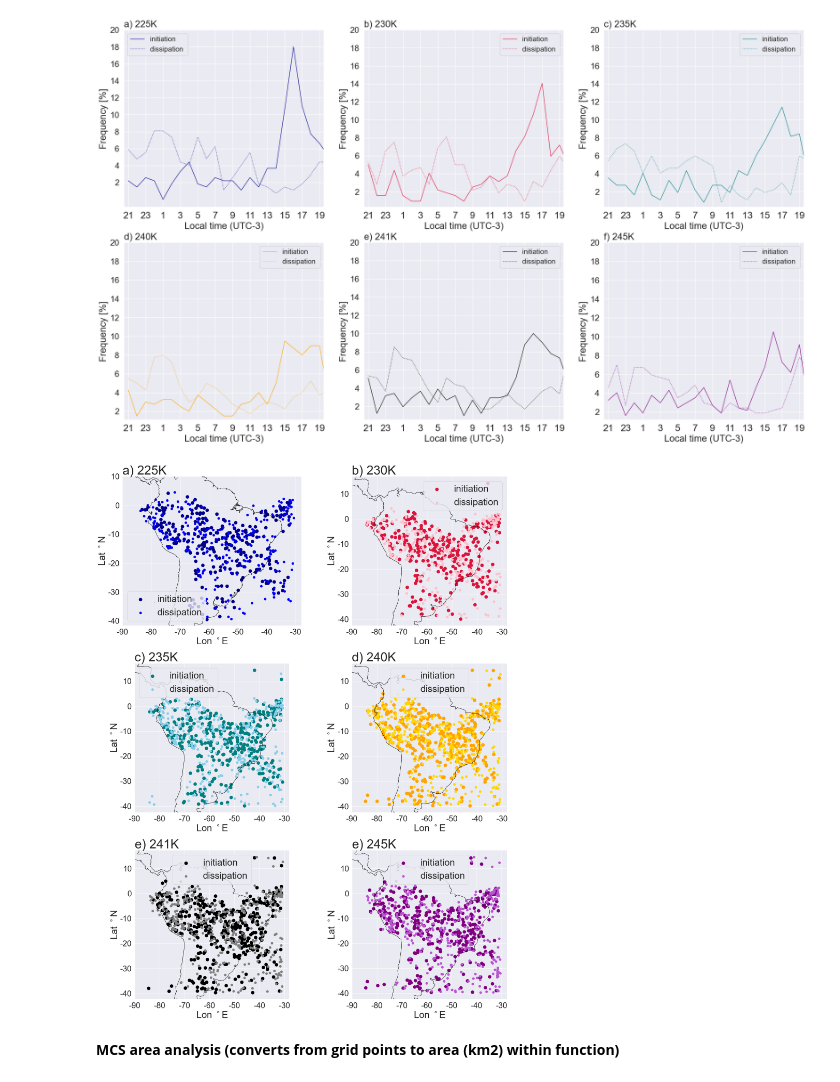
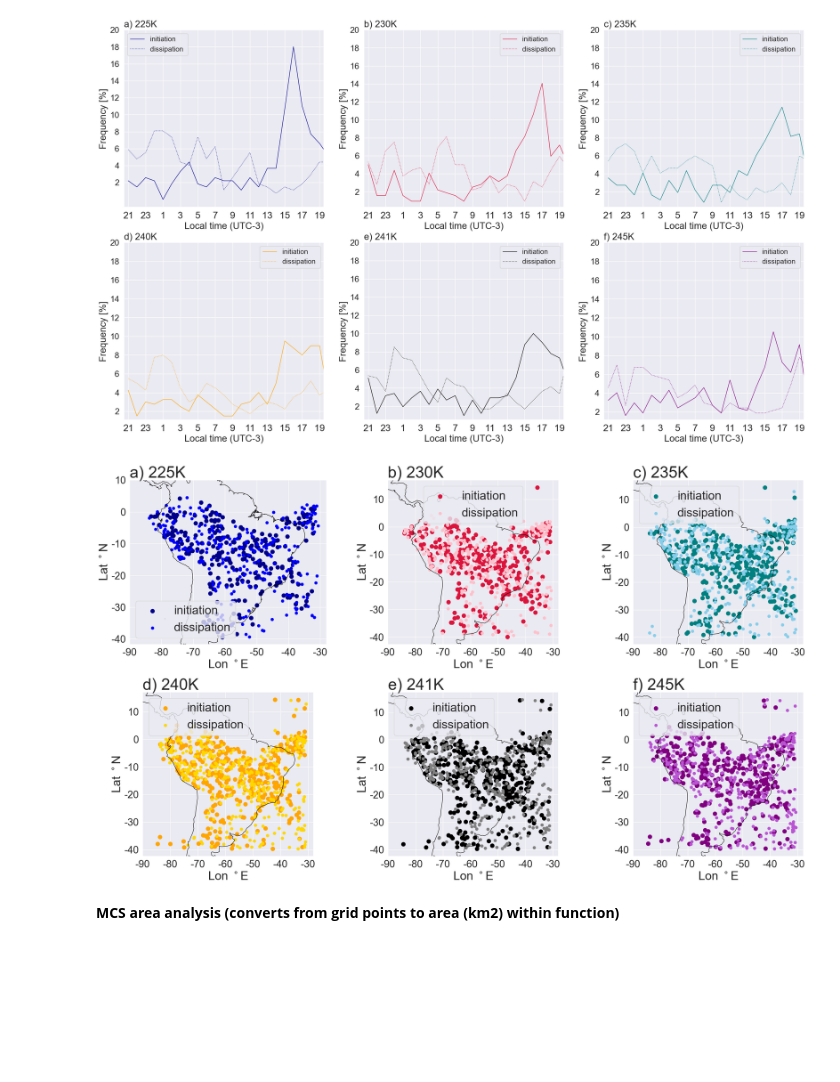
Before and after one commit to harrietgilmour/tobac_sensitivity, a Jupyter notebook: analysis_singleTb.ipynb, the cells around one changed output. Drawn from its saved outputs; the diff is of its cells as text; code cells hidden in the pictures; blank space fills up the shorter version.

Commit message:
editing plots

```diff
--- a/analysis_singleTb.ipynb
+++ b/analysis_singleTb.ipynb
@@ -277,7 +277,7 @@ init_lats_245, init_lons_245, diss_lats_245, diss_lons_245 = functions.get_init(
 # %%
 import cartopy.crs as ccrs
 
-fig = plt.figure(figsize=(20,25))
+fig = plt.figure(figsize=(26,15))
 xlabels=[-90,-70,-50,-30]
 ylabels= [-40,-30,-20,-10,0,10]
 # markersize
@@ -285,9 +285,9 @@ s = 100
 #fontsize
 f=40
 
-plt.subplots_adjust(wspace=0,hspace=0)
+#plt.subplots_adjust(wspace=0,hspace=0)
 # Locations of initiation and dissipation of MCSs
-ax1 = plt.subplot(3, 2, 1, projection=ccrs.PlateCarree())
+ax1 = plt.subplot(2, 3, 1, projection=ccrs.PlateCarree())
 ax1.set_title('a) 225K ', loc='left', fontsize= f )
 ax1.scatter(init_lons_225, init_lats_225,  color='darkblue',marker='o', s = s, transform=ccrs.PlateCarree(),label= 'initiation')
 ax1.scatter(diss_lons_225, diss_lats_225,  color='blue',marker='o', s = s/2, transform=ccrs.PlateCarree(),label= 'dissipation')
@@ -300,7 +300,7 @@ ax1.set_yticklabels(ax1.get_yticks().astype(int),fontsize=25)
 ax1.set_xlabel('Lon $^\circ$E',  fontsize=30)
 ax1.set_ylabel('Lat $^\circ$N',  fontsize=30)
 
-ax2 = plt.subplot(3, 2, 2, projection=ccrs.PlateCarree())
+ax2 = plt.subplot(2, 3, 2, projection=ccrs.PlateCarree())
 ax2.set_title('b) 230K ', loc='left', fontsize= f )
 ax2.scatter(init_lons_230, init_lats_230,  color='crimson',marker='o', s = s, transform=ccrs.PlateCarree(),label= 'initiation')
 ax2.scatter(diss_lons_230, diss_lats_230,  color='pink',marker='o', s = s/2, transform=ccrs.PlateCarree(),label= 'dissipation')
@@ -313,7 +313,7 @@ ax2.set_yticklabels(ax1.get_yticks().astype(int),fontsize=25)
 ax2.set_xlabel('Lon $^\circ$E',  fontsize=30)
 ax2.set_ylabel('Lat $^\circ$N',  fontsize=30)
 
-ax3 = plt.subplot(3, 2, 3, projection=ccrs.PlateCarree())
+ax3 = plt.subplot(2, 3, 3, projection=ccrs.PlateCarree())
 ax3.set_title('c) 235K ', loc='left', fontsize= f )
 ax3.scatter(init_lons_235, init_lats_235,  color='teal',marker='o', s = s, transform=ccrs.PlateCarree(),label= 'initiation')
 ax3.scatter(diss_lons_235, diss_lats_235,  color='skyblue',marker='o', s = s/2, transform=ccrs.PlateCarree(),label= 'dissipation')
@@ -326,7 +326,7 @@ ax3.set_yticklabels(ax1.get_yticks().astype(int),fontsize=25)
 ax3.set_xlabel('Lon $^\circ$E',  fontsize=30)
 ax3.set_ylabel('Lat $^\circ$N',  fontsize=30)
 
-ax4 = plt.subplot(3, 2, 4, projection=ccrs.PlateCarree())
+ax4 = plt.subplot(2, 3, 4, projection=ccrs.PlateCarree())
 ax4.set_title('d) 240K ', loc='left', fontsize= f )
 ax4.scatter(init_lons_240, init_lats_240,  color='orange',marker='o', s = s, transform=ccrs.PlateCarree(),label= 'initiation')
 ax4.scatter(diss_lons_240, diss_lats_240,  color='gold',marker='o', s = s/2, transform=ccrs.PlateCarree(),label= 'dissipation')
@@ -339,37 +339,37 @@ ax4.set_yticklabels(ax1.get_yticks().astype(int),fontsize=25)
 ax4.set_xlabel('Lon $^\circ$E',  fontsize=30)
 ax4.set_ylabel('Lat $^\circ$N',  fontsize=30)
 
-ax5 = plt.subplot(3, 2, 5, projection=ccrs.PlateCarree())
+ax5 = plt.subplot(2, 3, 5, projection=ccrs.PlateCarree())
 ax5.set_title('e) 241K ', loc='left', fontsize= f )
 ax5.scatter(init_lons_241, init_lats_241,  color='black',marker='o', s = s, transform=ccrs.PlateCarree(),label= 'initiation')
 ax5.scatter(diss_lons_241, diss_lats_241,  color='grey',marker='o', s = s/2, transform=ccrs.PlateCarree(),label= 'dissipation')
 ax5.coastlines()
 ax5.legend(fontsize= 30)
 ax5.set_xticks(xlabels, xlabels)
 ax5.set_yticks(ylabels,ylabels)
 ax5.set_xticklabels(ax1.get_xticks().astype(int),fontsize=25)
 ax5.set_yticklabels(ax1.get_yticks().astype(int),fontsize=25)
 ax5.set_xlabel('Lon $^\circ$E',  fontsize=30)
 ax5.set_ylabel('Lat $^\circ$N',  fontsize=30)
 
-ax6 = plt.subplot(3, 2, 6, projection=ccrs.PlateCarree())
-ax6.set_title('e) 245K ', loc='left', fontsize= f )
+ax6 = plt.subplot(2, 3, 6, projection=ccrs.PlateCarree())
+ax6.set_title('f) 245K ', loc='left', fontsize= f )
 ax6.scatter(init_lons_245, init_lats_245,  color='purple',marker='o', s = s, transform=ccrs.PlateCarree(),label= 'initiation')
 ax6.scatter(diss_lons_245, diss_lats_245,  color='mediumorchid',marker='o', s = s/2, transform=ccrs.PlateCarree(),label= 'dissipation')
 ax6.coastlines()
 ax6.legend(fontsize= 30)
 ax6.set_xticks(xlabels, xlabels)
 ax6.set_yticks(ylabels,ylabels)
 ax6.set_xticklabels(ax1.get_xticks().astype(int),fontsize=25)
 ax6.set_yticklabels(ax1.get_yticks().astype(int),fontsize=25)
 ax6.set_xlabel('Lon $^\circ$E',  fontsize=30)
 ax6.set_ylabel('Lat $^\circ$N',  fontsize=30)
 
 fig.tight_layout()
 
 plt.savefig('Plot/Jan_1998/singleTb/Init_diss_loc_Tb_thresholds_Jan1998.png')
 # %% [output]
-[figure, old version]
+[figure, new version]
 # %% [markdown]
 **MCS area analysis (converts from grid points to area (km2) within function)**
 # %%
```
Also changed, not shown: 2 other files.
